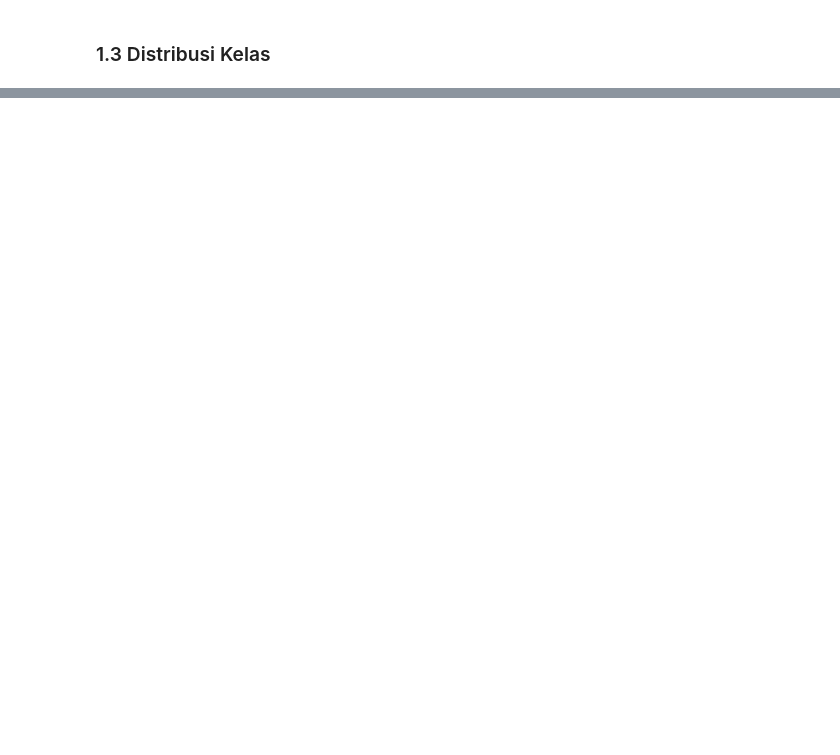
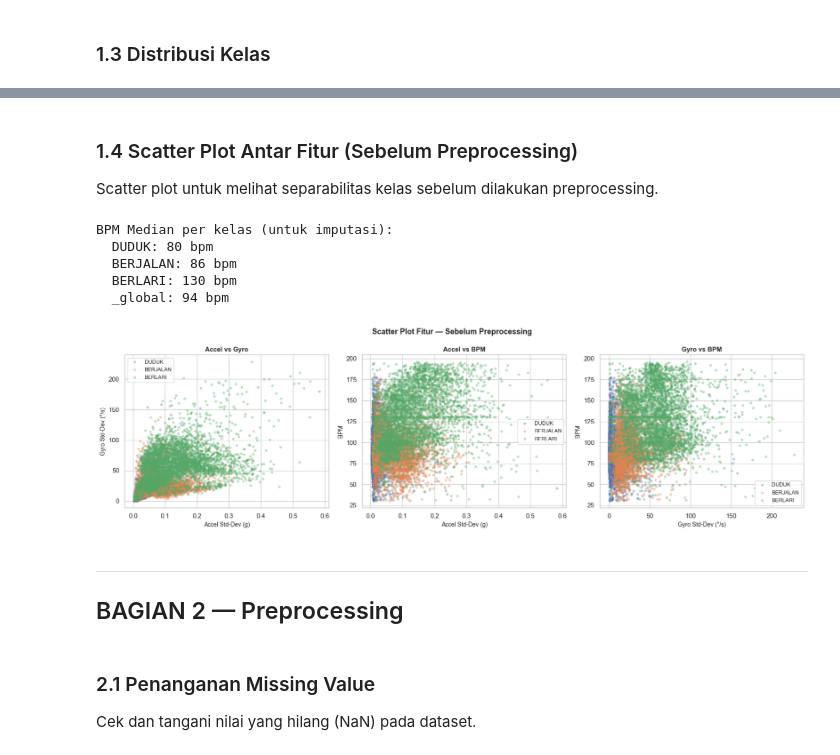
Before and after one commit to Dims2004/iot_activity, a Jupyter notebook: notebooks/01_eksplorasi_data.ipynb, the cells around one changed output, grey strips where cells are left out. Saved outputs shown, nothing was run; the diff lists cells and outputs as text; code cells hidden in the pictures; blank space fills up the shorter version.

```diff
--- a/notebooks/01_eksplorasi_data.ipynb
+++ b/notebooks/01_eksplorasi_data.ipynb
@@ -676,0 +186,44 @@ print('✅ Notebook 01 selesai. Lanjut ke 02_training_model.ipynb')
+# %% [markdown]
+### 1.4 Scatter Plot Antar Fitur (Sebelum Preprocessing)
+
+Scatter plot untuk melihat separabilitas kelas sebelum dilakukan preprocessing.
+# %%
+# Imputasi BPM sementara untuk keperluan scatter (belum simpan)
+df_tmp, _ = impute_bpm(df_raw, fit=True)
+
+fig, axes = plt.subplots(1, 3, figsize=(17, 5))
+
+pairs = [
+    ('accel_stddev', 'gyro_stddev',  'Accel Std-Dev (g)',    'Gyro Std-Dev (°/s)'),
+    ('accel_stddev', 'bpm_filled',   'Accel Std-Dev (g)',    'BPM'),
+    ('gyro_stddev',  'bpm_filled',   'Gyro Std-Dev (°/s)',   'BPM'),
+]
+
+for ax, (xc, yc, xl, yl) in zip(axes, pairs):
+    for cls, color in zip(CLASSES, COLORS):
+        sub = df_tmp[df_tmp[TARGET]==cls]
+        ax.scatter(sub[xc], sub[yc], c=color, label=cls,
+                   alpha=0.4, s=18, edgecolors='none')
+    ax.set_xlabel(xl, fontsize=10)
+    ax.set_ylabel(yl, fontsize=10)
+    ax.set_title(f'{xl.split(" ")[0]} vs {yl.split(" ")[0]}', fontsize=11, fontweight='bold')
+    ax.legend(fontsize=9)
+
+plt.suptitle('Scatter Plot Fitur — Sebelum Preprocessing', fontsize=13, fontweight='bold')
+plt.tight_layout()
+plt.savefig('../data/processed/02_scatter_sebelum_preprocessing.png', dpi=150, bbox_inches='tight')
+plt.show()
+# %% [output]
+BPM Median per kelas (untuk imputasi):
+  DUDUK: 80 bpm
+  BERJALAN: 86 bpm
+  BERLARI: 130 bpm
+  _global: 94 bpm
+[figure, added]
+# %% [markdown]
+---
+## BAGIAN 2 — Preprocessing
+# %% [markdown]
+### 2.1 Penanganan Missing Value
+
+Cek dan tangani nilai yang hilang (NaN) pada dataset.
```
Also changed, not shown: parts of 44 cells of this notebook, 1 other file.
